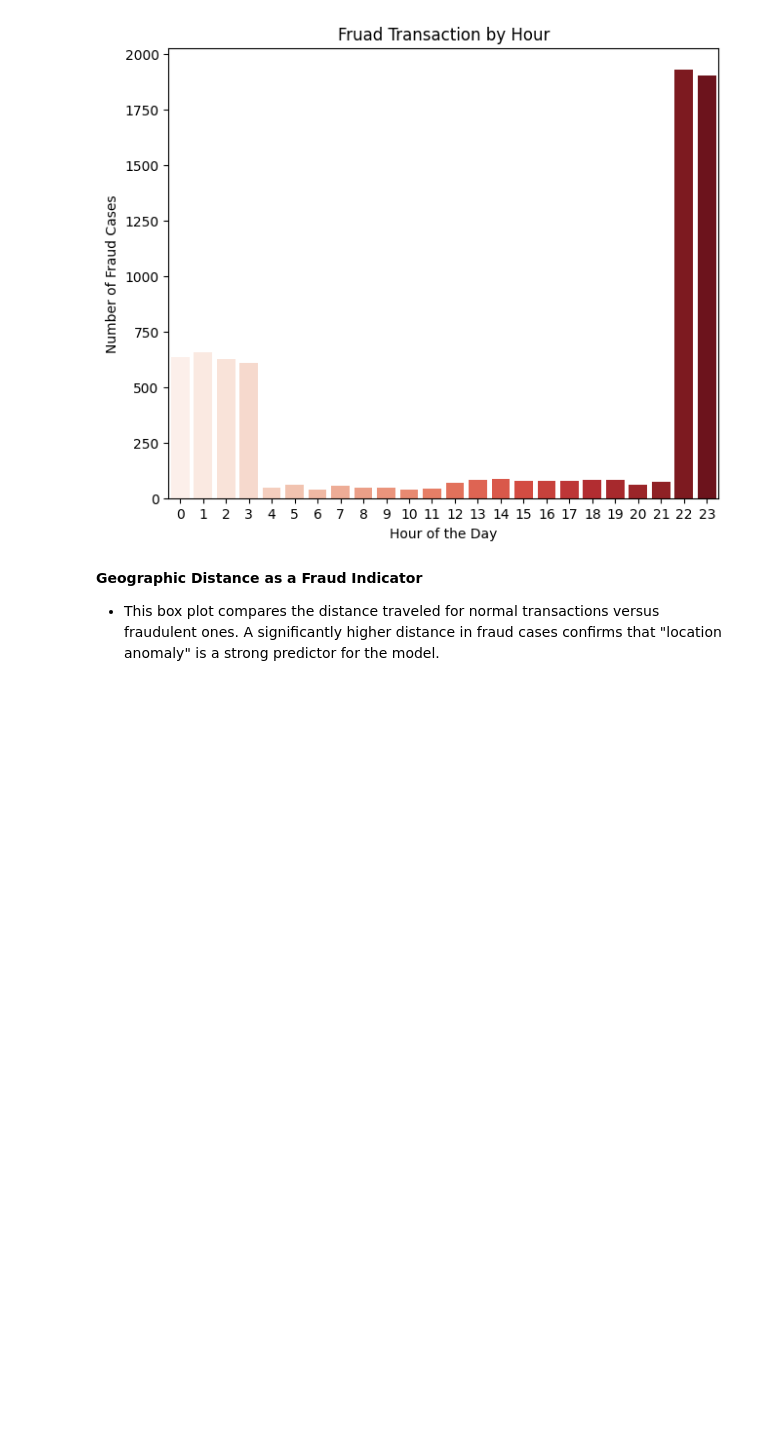
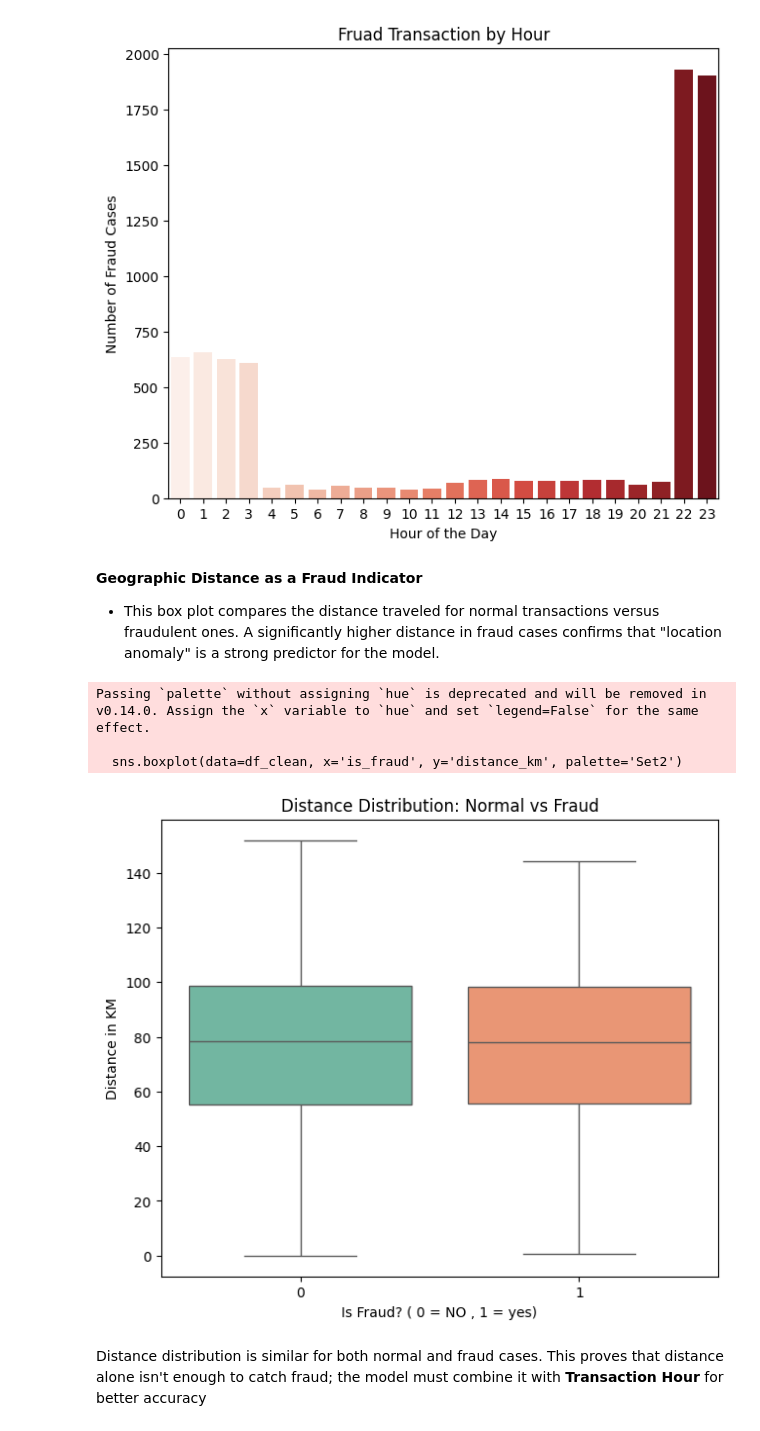
Before and after one commit to Lama-Alfaifi/fraud-detection-anomaly-ai, a Jupyter notebook: 02_data_cleaning.ipynb, the cells around one changed output. Saved outputs shown, nothing was run; the diff lists cells and outputs as text; code cells hidden in the pictures; blank space fills up the shorter version.

```diff
--- a/02_data_cleaning.ipynb
+++ b/02_data_cleaning.ipynb
@@ -163,3 +163,18 @@ Text(0, 0.5, 'Number of Fraud Cases')
 
 *    This box plot compares the distance traveled for normal transactions
      versus fraudulent ones. A significantly higher distance in fraud cases confirms that "location anomaly" is a strong predictor for the model.
+# %%
+plt.figure(figsize=(16, 6))
+plt.subplot(1, 2, 1)
+sns.boxplot(data=df_clean, x='is_fraud', y='distance_km', palette='Set2')
+plt.title('Distance Distribution: Normal vs Fraud')
+plt.xlabel('Is Fraud? ( 0 = NO , 1 = yes)')
+plt.ylabel('Distance in KM')
+plt.show()
+# %% [output]
+Passing `palette` without assigning `hue` is deprecated and will be removed in v0.14.0. Assign the `x` variable to `hue` and set `legend=False` for the same effect.
+
+  sns.boxplot(data=df_clean, x='is_fraud', y='distance_km', palette='Set2')
+[figure, added]
+# %% [markdown]
+Distance distribution is similar for both normal and fraud cases. This proves that distance alone isn't enough to catch fraud; the model must combine it with **Transaction Hour** for better accuracy
```
